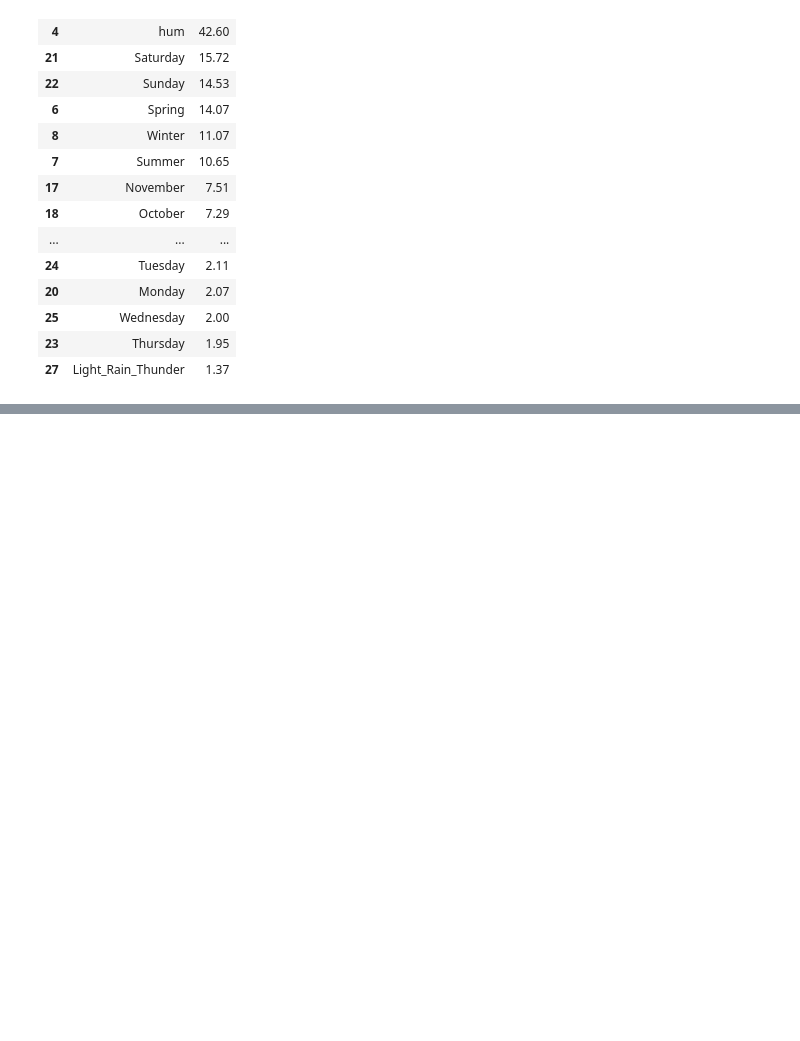
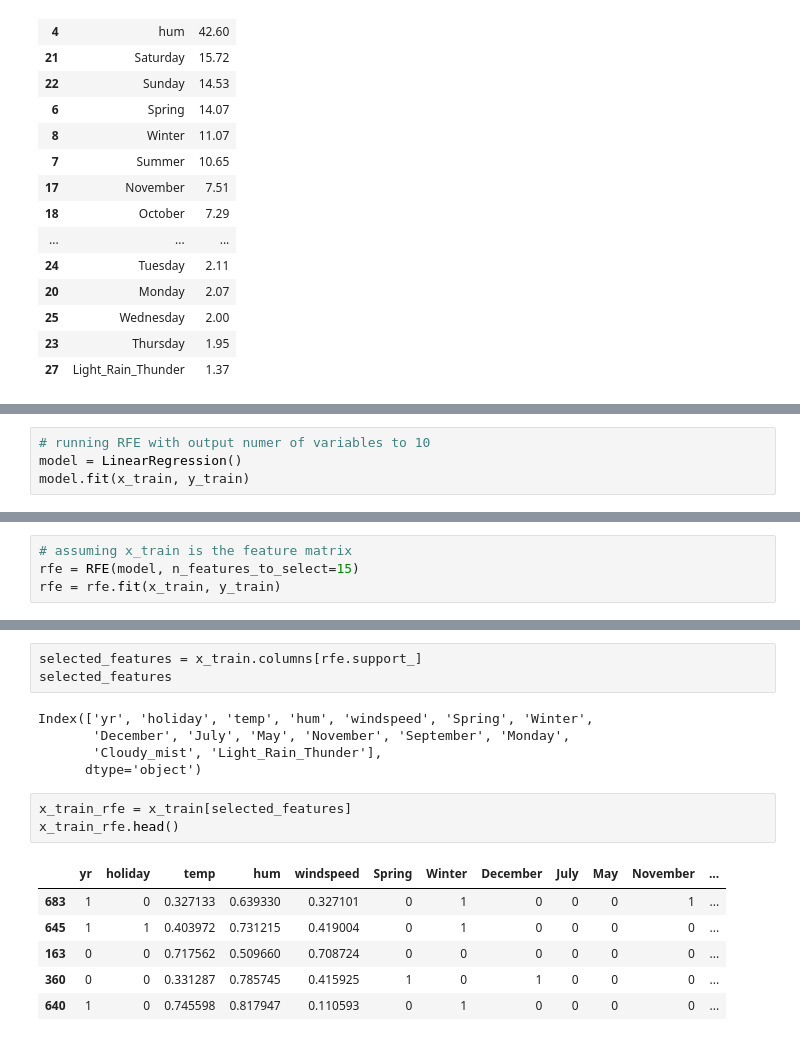
Before and after one commit to amanraghuvanshi/BikeSharing---MLR, a Jupyter notebook: src/main.ipynb, the cells around one changed output, grey strips where cells are left out. Drawn from its saved outputs; the diff is of its cells as text; blank space fills up the shorter version.

```diff
--- a/src/main.ipynb
+++ b/src/main.ipynb
@@ -564,0 +572,4 @@ vif.sort_values(by = 'VIF', ascending=False)
+# %%
+# running RFE with output numer of variables to 10
+model = LinearRegression()
+model.fit(x_train, y_train)
@@ -564,0 +578,4 @@ vif.sort_values(by = 'VIF', ascending=False)
+# %%
+# assuming x_train is the feature matrix
+rfe = RFE(model, n_features_to_select=15)
+rfe = rfe.fit(x_train, y_train)
@@ -564,0 +604,18 @@ vif.sort_values(by = 'VIF', ascending=False)
+# %%
+selected_features = x_train.columns[rfe.support_]
+selected_features
+# %% [output]
+Index(['yr', 'holiday', 'temp', 'hum', 'windspeed', 'Spring', 'Winter',
+       'December', 'July', 'May', 'November', 'September', 'Monday',
+       'Cloudy_mist', 'Light_Rain_Thunder'],
+      dtype='object')
+# %%
+x_train_rfe = x_train[selected_features]
+x_train_rfe.head()
+# %% [output]
+|  | yr | holiday | temp | hum | windspeed | Spring | Winter | December | July | May | November | ... |
+| 683 | 1 | 0 | 0.327133 | 0.639330 | 0.327101 | 0 | 1 | 0 | 0 | 0 | 1 | ... |
+| 645 | 1 | 1 | 0.403972 | 0.731215 | 0.419004 | 0 | 1 | 0 | 0 | 0 | 0 | ... |
+| 163 | 0 | 0 | 0.717562 | 0.509660 | 0.708724 | 0 | 0 | 0 | 0 | 0 | 0 | ... |
+| 360 | 0 | 0 | 0.331287 | 0.785745 | 0.415925 | 1 | 0 | 1 | 0 | 0 | 0 | ... |
+| 640 | 1 | 0 | 0.745598 | 0.817947 | 0.110593 | 0 | 1 | 0 | 0 | 0 | 0 | ... |
```
Also changed, not shown: parts of 7 cells of this notebook.
